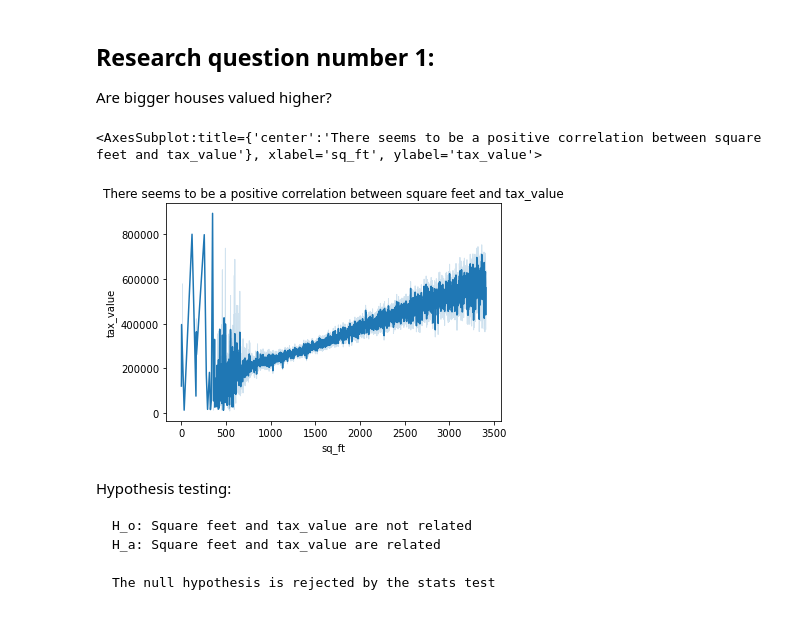
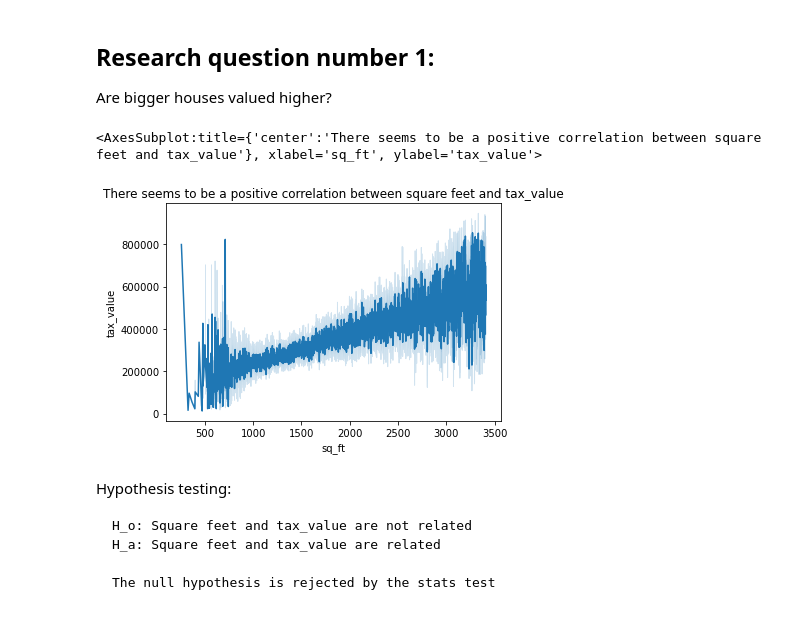
Before and after one commit to brianclements03/Regression_Project, a Jupyter notebook: explore_zillow.ipynb, the cells around one changed output. Drawn from its saved outputs; the diff is of its cells as text; code cells hidden in the pictures.

```diff
--- a/explore_zillow.ipynb
+++ b/explore_zillow.ipynb
@@ -347,11 +389,11 @@ for var in vars:
 Are bigger houses valued higher?
 # %%
 plt.title('There seems to be a positive correlation between square feet and tax_value')
-
-sns.lineplot(x=train.sq_ft, y=train.tax_value)#,markers=True)
+lineplot_sample = pd.DataFrame(train.sample(100_000))
+sns.lineplot(x=lineplot_sample.sq_ft, y=lineplot_sample.tax_value)#,markers=True)
 # %% [output]
 <AxesSubplot:title={'center':'There seems to be a positive correlation between square feet and tax_value'}, xlabel='sq_ft', ylabel='tax_value'>
-[figure, old version]
+[figure, new version]
 # %% [markdown]
 Hypothesis testing:
 
```
Also changed, not shown: parts of 26 cells of this notebook, 3 other files.
